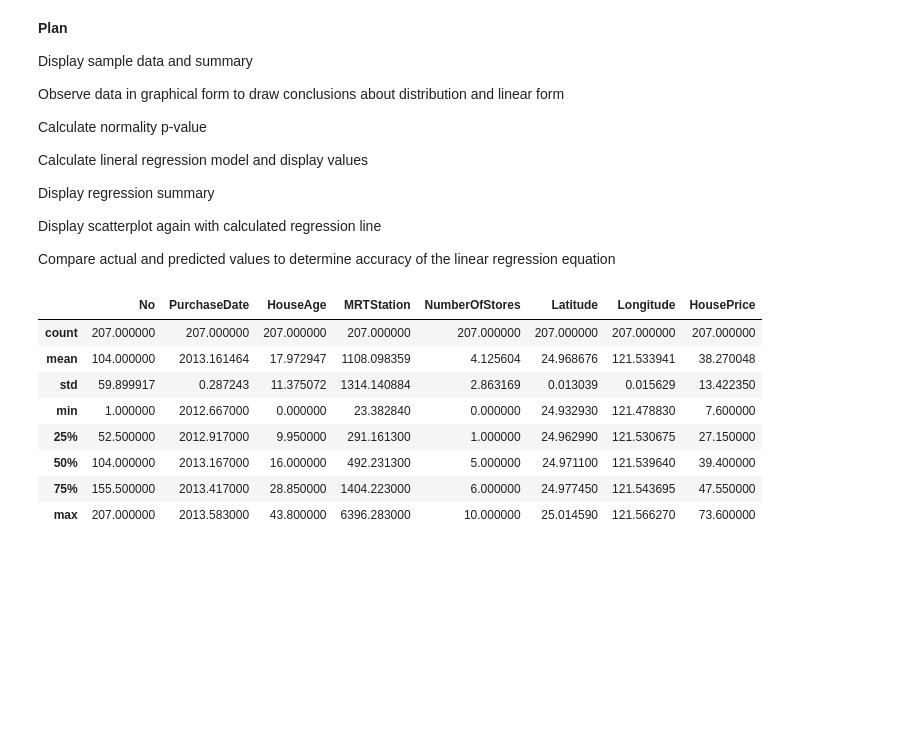
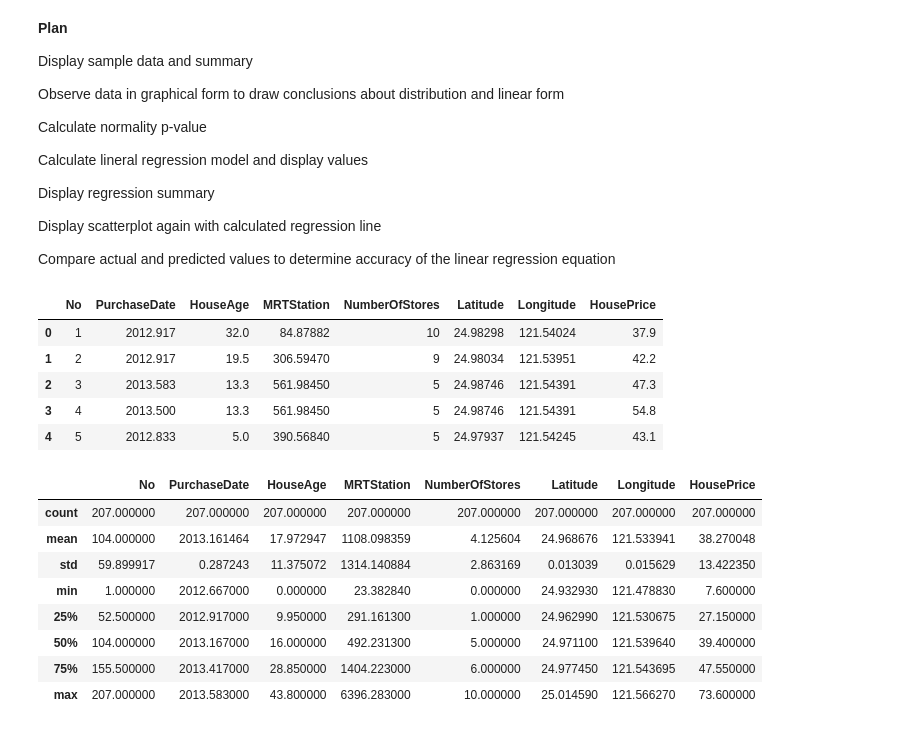
Before and after one commit to stuartketcham/DA310---Multiple-Linear-Regression---Group-Project, a Jupyter notebook: DA310_Multiple_Linear_Regression_Group_Project.ipynb, the cells around one changed output. Saved outputs shown, nothing was run; the diff lists cells and outputs as text; code cells hidden in the pictures; blank space fills up the shorter version.

```diff
--- a/DA310_Multiple_Linear_Regression_Group_Project.ipynb
+++ b/DA310_Multiple_Linear_Regression_Group_Project.ipynb
@@ -27,10 +27,6 @@ Compare actual and predicted values to determine accuracy of the linear regressi
 # %%
 #Read this csv file from GitHub into Jupyter Notebook.
 realestate = pd.read_csv(r"https://raw.githubusercontent.com/stuartketcham/DA310---Multiple-Linear-Regression---Group-Project/df8e8dd993d0432fd66911aa7b6c76a268943554/Real_estate.csv")
-#Check data head
-realestate.head()
-#Grab sample data
-realestate = realestate[realestate["No"] < 208]
 #Rename dataframe columns
 realestate.rename(columns={'X1 transaction date': 'PurchaseDate'}, inplace=True)
 realestate.rename(columns={'X2 house age': 'HouseAge'}, inplace=True)
@@ -39,5 +35,22 @@ realestate.rename(columns={'X4 number of convenience stores': 'NumberOfStores'},
 realestate.rename(columns={'X5 latitude': 'Latitude'}, inplace=True)
 realestate.rename(columns={'X6 longitude': 'Longitude'}, inplace=True)
 realestate.rename(columns={'Y house price of unit area': 'HousePrice'}, inplace=True)
+
+#Make a copy and populate with training data
+realestatetraining = realestate.copy()
+realestatetraining = realestatetraining[realestatetraining["No"] < 208]
+
+realestatetest = realestate.copy()
+realestatetest = realestatetest[realestatetest["No"] >= 208]
+# %%
+#Check data head
+realestatetraining.head()
+# %% [output]
+|  | No | PurchaseDate | HouseAge | MRTStation | NumberOfStores | Latitude | Longitude | HousePrice |
+| 0 | 1 | 2012.917 | 32.0 | 84.87882 | 10 | 24.98298 | 121.54024 | 37.9 |
+| 1 | 2 | 2012.917 | 19.5 | 306.59470 | 9 | 24.98034 | 121.53951 | 42.2 |
+| 2 | 3 | 2013.583 | 13.3 | 561.98450 | 5 | 24.98746 | 121.54391 | 47.3 |
+| 3 | 4 | 2013.500 | 13.3 | 561.98450 | 5 | 24.98746 | 121.54391 | 54.8 |
+| 4 | 5 | 2012.833 | 5.0 | 390.56840 | 5 | 24.97937 | 121.54245 | 43.1 |
 # %%
 #Summary of all fields
```
Also changed, not shown: parts of 6 cells of this notebook.
